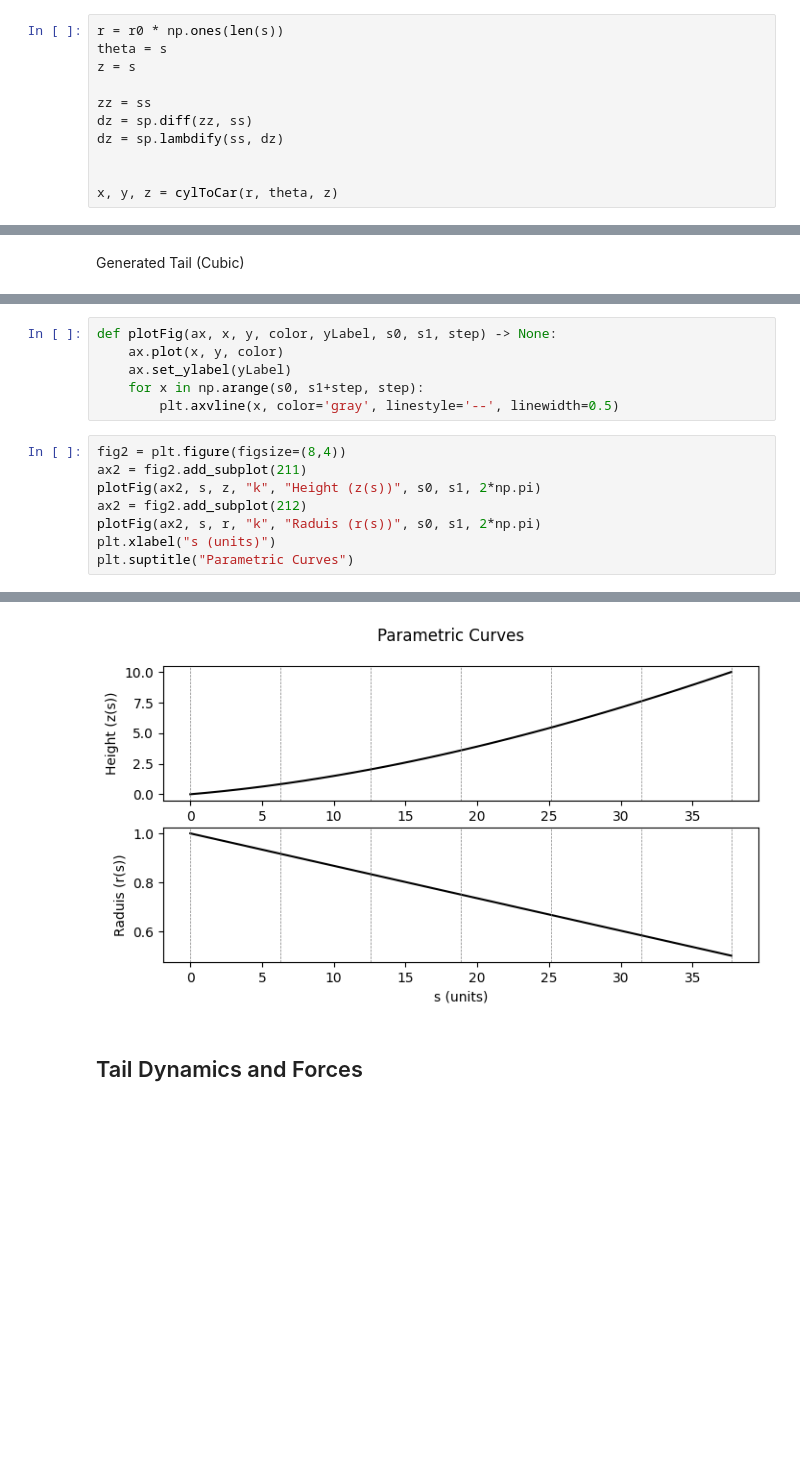
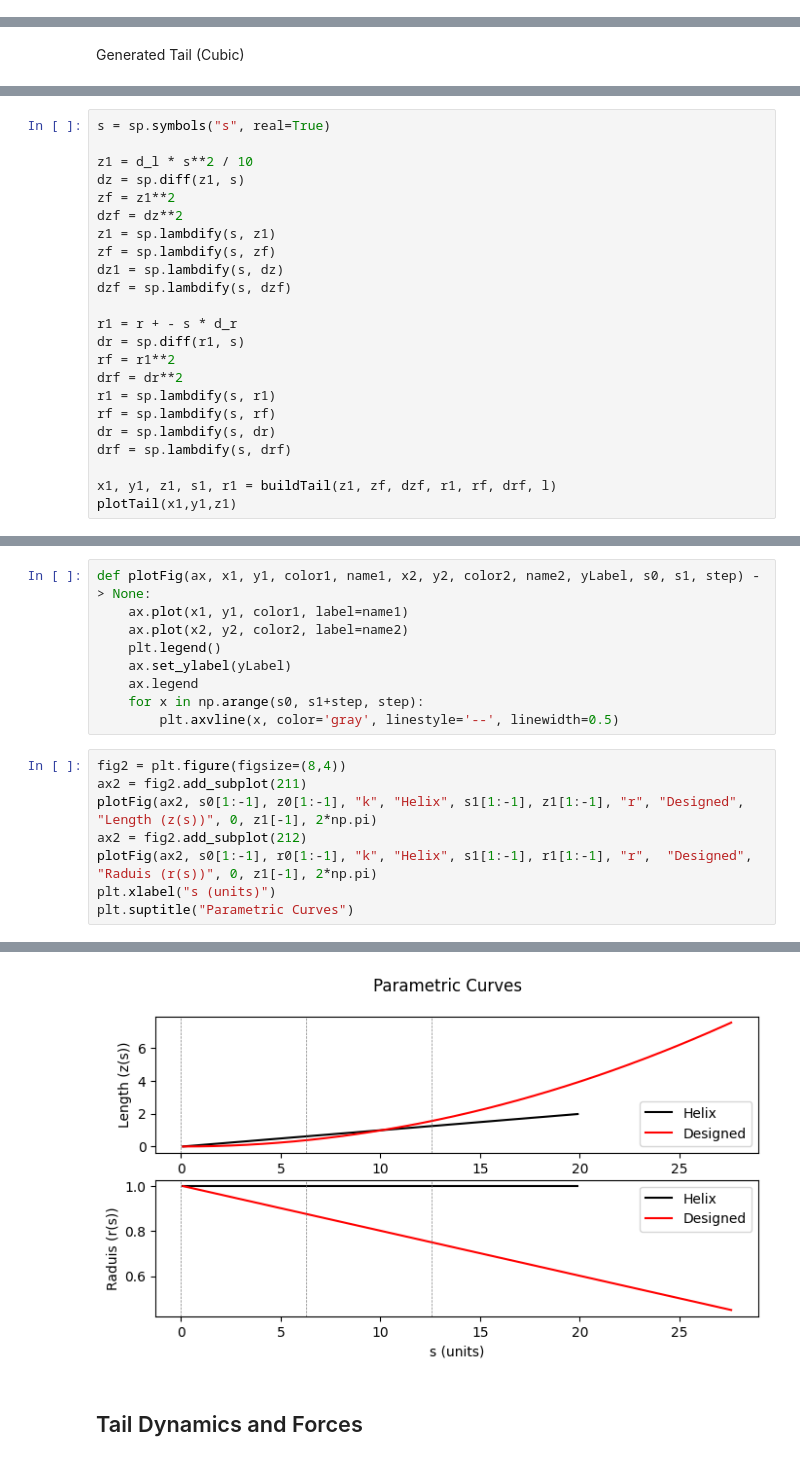
Before and after one commit to Parker-Knopf/MAE269, a Jupyter notebook: plottingTail.ipynb, the cells around one changed output, grey strips where cells are left out. Drawn from its saved outputs; the diff is of its cells as text; blank space fills up the shorter version.

```diff
--- a/plottingTail.ipynb
+++ b/plottingTail.ipynb
@@ -28,13 +69,2 @@ s = np.linspace(s0, s1, step)
 # %% [markdown]
 Symetric Helix
-# %%
-r = r0 * np.ones(len(s))
-theta = s
-z = s
-
-zz = ss
-dz = sp.diff(zz, ss)
-dz = sp.lambdify(ss, dz)
-
-
-x, y, z = cylToCar(r, theta, z)
@@ -85,0 +98,23 @@ ax1.set_axis_off()
+# %%
+s = sp.symbols("s", real=True)
+
+z1 = d_l * s**2 / 10
+dz = sp.diff(z1, s)
+zf = z1**2
+dzf = dz**2
+z1 = sp.lambdify(s, z1)
+zf = sp.lambdify(s, zf)
+dz1 = sp.lambdify(s, dz)
+dzf = sp.lambdify(s, dzf)
+
+r1 = r + - s * d_r
+dr = sp.diff(r1, s)
+rf = r1**2
+drf = dr**2
+r1 = sp.lambdify(s, r1)
+rf = sp.lambdify(s, rf)
+dr = sp.lambdify(s, dr)
+drf = sp.lambdify(s, drf)
+
+x1, y1, z1, s1, r1 = buildTail(z1, zf, dzf, r1, rf, drf, l)
+plotTail(x1,y1,z1)
@@ -86,20 +123,23 @@ ax1.set_axis_off()
 # %%
-def plotFig(ax, x, y, color, yLabel, s0, s1, step) -> None:
-    ax.plot(x, y, color)
+def plotFig(ax, x1, y1, color1, name1, x2, y2, color2, name2, yLabel, s0, s1, step) -> None:
+    ax.plot(x1, y1, color1, label=name1)
+    ax.plot(x2, y2, color2, label=name2)
+    plt.legend()
     ax.set_ylabel(yLabel)
+    ax.legend
     for x in np.arange(s0, s1+step, step):
         plt.axvline(x, color='gray', linestyle='--', linewidth=0.5)
 # %%
 fig2 = plt.figure(figsize=(8,4))
 ax2 = fig2.add_subplot(211)
-plotFig(ax2, s, z, "k", "Height (z(s))", s0, s1, 2*np.pi)
+plotFig(ax2, s0[1:-1], z0[1:-1], "k", "Helix", s1[1:-1], z1[1:-1], "r", "Designed", "Length (z(s))", 0, z1[-1], 2*np.pi)
 ax2 = fig2.add_subplot(212)
-plotFig(ax2, s, r, "k", "Raduis (r(s))", s0, s1, 2*np.pi)
+plotFig(ax2, s0[1:-1], r0[1:-1], "k", "Helix", s1[1:-1], r1[1:-1], "r",  "Designed", "Raduis (r(s))", 0, z1[-1], 2*np.pi)
 plt.xlabel("s (units)")
 plt.suptitle("Parametric Curves")
 # %% [output]
 Text(0.5, 0.98, 'Parametric Curves')
-[figure, old version]
+[figure, new version]
 # %% [markdown]
 ## Tail Dynamics and Forces
 # %% [markdown]
```
Also changed, not shown: parts of 13 cells of this notebook, 3 other files.
